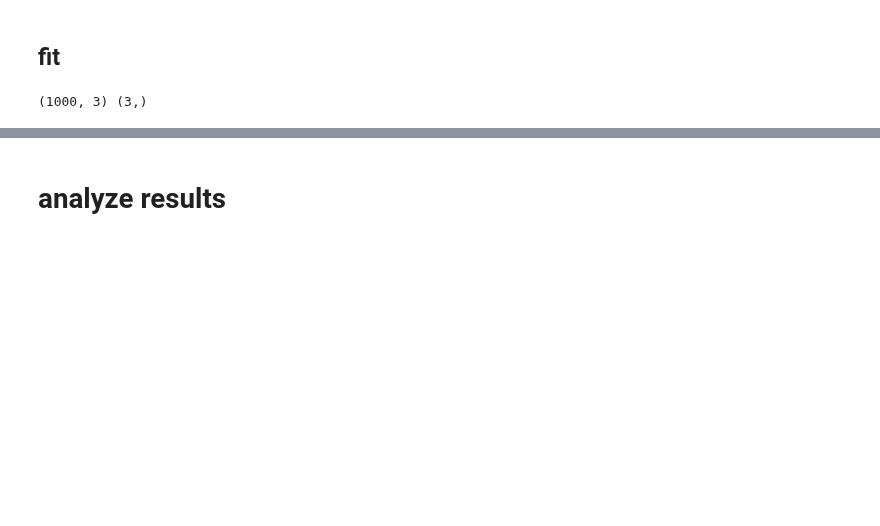
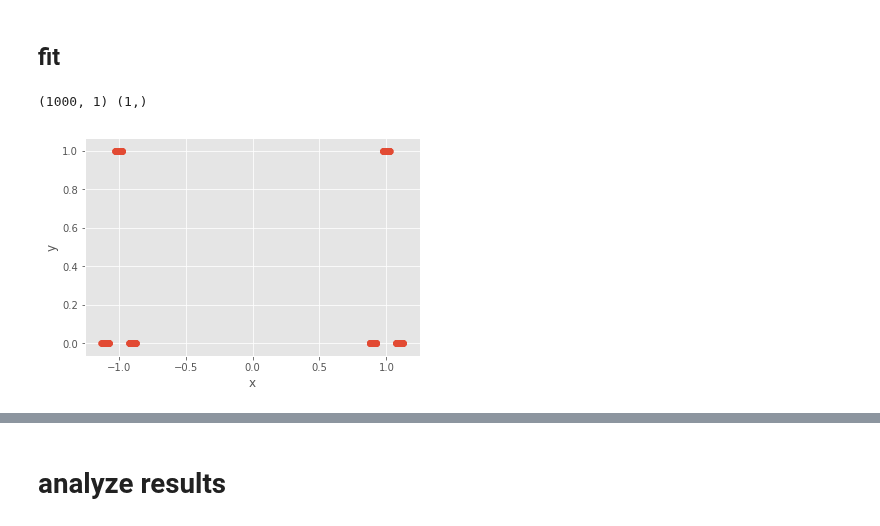
Before and after one commit to csinva/dnn-experiments, a Jupyter notebook: eda/nn_basic.ipynb, the cells around one changed output, grey strips where cells are left out. Cells and saved outputs as stored; diff of their text form; code cells hidden in the pictures; blank space fills up the shorter version.

Commit message:
concentrated data

```diff
--- a/eda/nn_basic.ipynb
+++ b/eda/nn_basic.ipynb
@@ -36,7 +31,9 @@ The autoreload extension is already loaded. To reload it, use:
 # %%
 X, y_onehot, y_scalar = data.generate_gaussian_data(p.N, means=p.means, sds=p.sds, labs=p.labs)
 print(X.shape, np.min(X, axis=0).shape)
+viz.plot_data(X, y_scalar)
 # %% [output]
-(1000, 3) (3,)
+(1000, 1) (1,)
+[figure, added]
 # %%
 results, model = fit(p)
```
Also changed, not shown: parts of 2 cells of this notebook, 2 other files.
